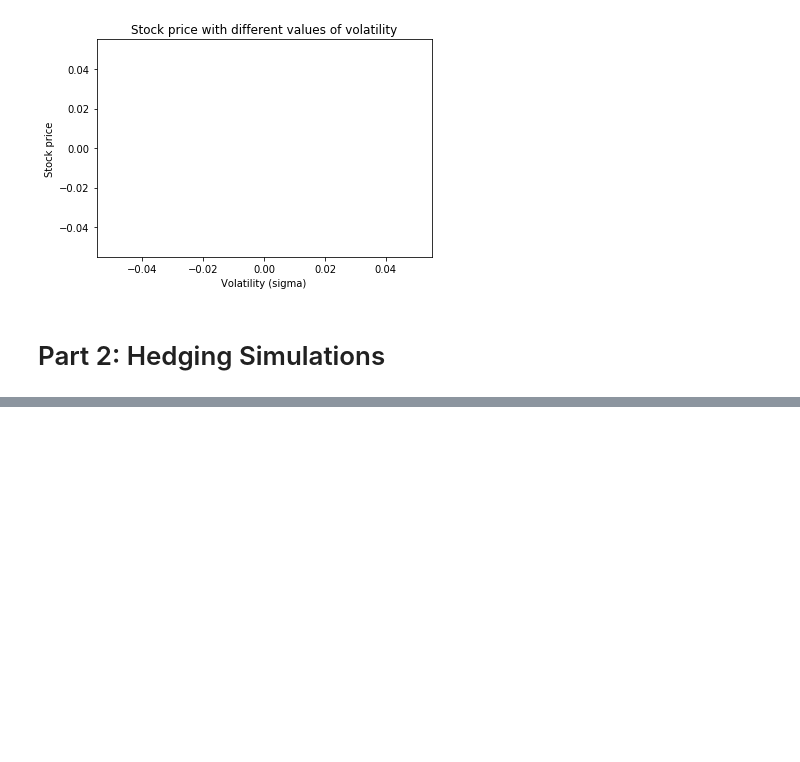
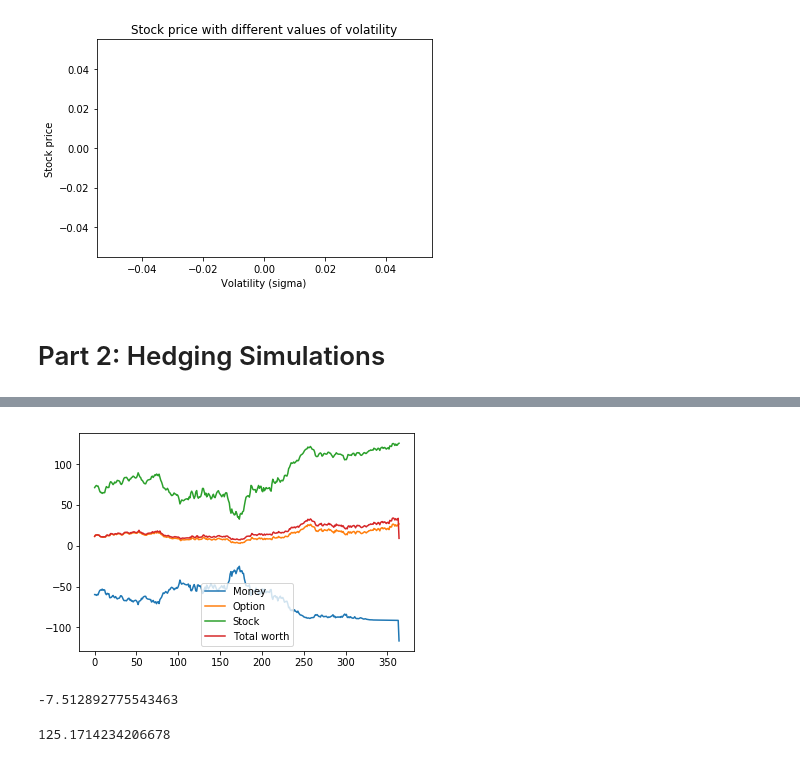
Before and after one commit to RomyM08/Comp_finance, a Jupyter notebook: Assignment1.ipynb, the cells around one changed output, grey strips where cells are left out. Saved outputs shown, nothing was run; the diff lists cells and outputs as text; code cells hidden in the pictures; blank space fills up the shorter version.

```diff
--- a/Assignment1.ipynb
+++ b/Assignment1.ipynb
@@ -343,0 +367,44 @@ print(anal_delta[-100])
+# %%
+hedgetime = 1
+
+money = []
+call_value = []
+delta_list = []
+folio_price = []
+
+for i in range(steps):
+    if i == 0:
+        call_value.append(call_prices[i])
+        delta_list.append(anal_delta[i])
+        folio_price.append(anal_delta[i] * stock_over_time[i])
+        money.append(call_prices[i] - anal_delta[i] * stock_over_time[i])
+    elif i%hedgetime == 0:
+        call_value.append(call_prices[i])
+        money.append(money[-1] * ((1 + interest_rate)**(hedgetime/steps)) - (anal_delta[i] - delta_list[-1]) * stock_over_time[i])
+        delta_list.append(anal_delta[i])
+        folio_price.append(anal_delta[i] * stock_over_time[i])
+
+#print(money)
+#print(call_value)
+#print(delta_list)
+#print(folio_price)
+money[-1] = money[-1] - max(0, stock_over_time[-1] - stock_over_time[0])
+# %%
+plt.plot(range(len(money)), money, label = "Money")
+plt.plot(range(len(money)), call_value, label= "Option")
+#plt.plot(range(len(money)), delta_list = "")
+plt.plot(range(len(money)), folio_price, label = "Stock")
+plt.plot(range(len(money)), [money[i] + folio_price[i] for i in range(len(money))], label = "Total worth")
+
+plt.legend()
+plt.show()
+# %% [output]
+[figure, added]
+# %%
+call_value[-1]-[money[i] + folio_price[i] for i in range(len(money))][-1]
+# %% [output]
+-7.512892775543463
+# %%
+stock_over_time[-1]
+# %% [output]
+125.1714234206678
```
Also changed, not shown: parts of 16 cells of this notebook.
